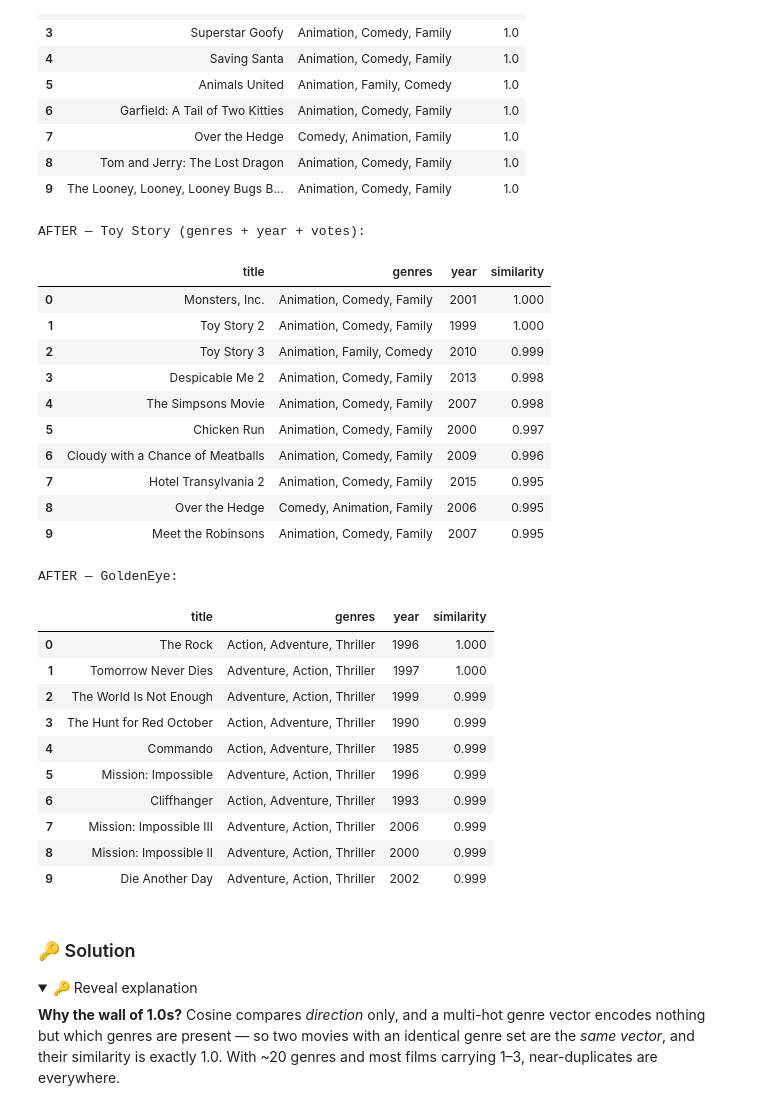
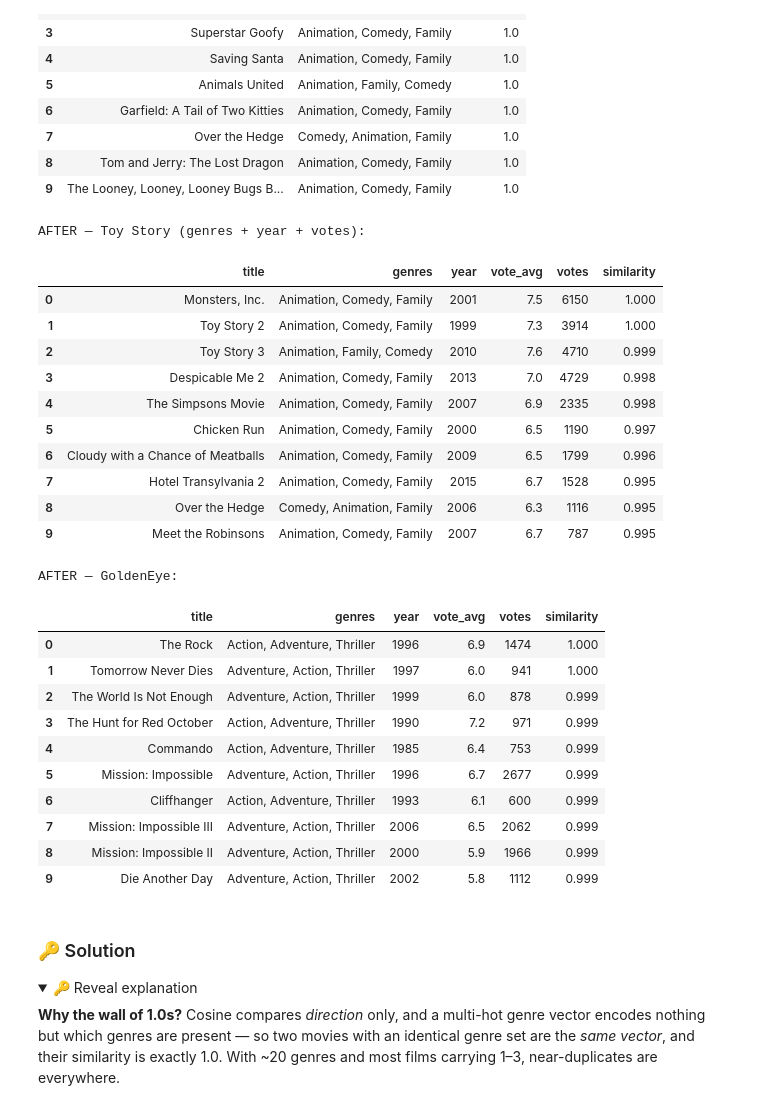
Before and after one commit to TalCordova/RS_Coller_TAU_26B, a Jupyter notebook: notebook4_content_based_solutions.ipynb, the cells around one changed output. Saved outputs shown, nothing was run; the diff lists cells and outputs as text; code cells hidden in the pictures; folded sections open.

Commit message:
Refactor notebook4_content_based_solutions.ipynb: Update execution counts, add numeric features for enhanced recommendations

```diff
--- a/notebook4_content_based_solutions.ipynb
+++ b/notebook4_content_based_solutions.ipynb
@@ -214,7 +214,8 @@ content_recommendations('Toy Story', k=10)
 | 8 | Tom and Jerry: The Lost Dragon | Animation, Comedy, Family | 1.0 |
 | 9 | The Looney, Looney, Looney Bugs B... | Animation, Comedy, Family | 1.0 |
 # %%
-# 1. Three numeric features (log-scale the skewed vote_count, fill gaps with the median)
+# 1. Numeric features. Log-scale the skewed vote_count; fill gaps with the median.
+#    (keep the raw vote_count too, just so we can show it in the output)
 from sklearn.preprocessing import MinMaxScaler
 
 feats = pd.DataFrame({
@@ -223,59 +224,63 @@ feats = pd.DataFrame({
     'vote_count':   np.log1p(pd.to_numeric(movies['vote_count'], errors='coerce')),
 })
 feats = feats.fillna(feats.median())
+votes_raw = pd.to_numeric(movies['vote_count'], errors='coerce').fillna(0).astype(int)
 
 # 2. Scale to [0, 1] so the features share the genre bits' scale, then 3. stack onto the genres
 feats_scaled = MinMaxScaler().fit_transform(feats)
 enriched_matrix = np.hstack([genre_matrix, feats_scaled])
 
 # A fresh index, built on the richer vectors
 nn_enriched = NearestNeighbors(metric='cosine', algorithm='brute').fit(enriched_matrix)
 
 def content_recommendations_enriched(title, k=10):
-    # Same logic as before, on the enriched matrix; we also surface `year` to eyeball the change
+    # Same logic as before, on the enriched matrix.
+    # year / vote_avg / votes are shown only so we can SEE what's now driving the ranking.
     idx = title_to_index[title]
     distances, indices = nn_enriched.kneighbors([enriched_matrix[idx]], n_neighbors=k + 1)
     similarities = 1 - distances.flatten()
     results = []
     for sim, i in zip(similarities, indices.flatten()):
         if i == idx:
             continue
         results.append({'title': movies.loc[i, 'title'],
                         'genres': ', '.join(movies.loc[i, 'genre_list']),
                         'year': int(feats.loc[i, 'year']),
+                        'vote_avg': round(feats.loc[i, 'vote_average'], 1),
+                        'votes': int(votes_raw.loc[i]),
                         'similarity': round(sim, 3)})
     return pd.DataFrame(results[:k])
 
 print("AFTER — Toy Story (genres + year + votes):\n")
 display(content_recommendations_enriched('Toy Story', k=10))
 
 print("\nAFTER — GoldenEye:\n")
 display(content_recommendations_enriched('GoldenEye', k=10))
 # %% [output]
 AFTER — Toy Story (genres + year + votes):
-|  | title | genres | year | similarity |
-| 0 | Monsters, Inc. | Animation, Comedy, Family | 2001 | 1.000 |
-| 1 | Toy Story 2 | Animation, Comedy, Family | 1999 | 1.000 |
-| 2 | Toy Story 3 | Animation, Family, Comedy | 2010 | 0.999 |
-| 3 | Despicable Me 2 | Animation, Comedy, Family | 2013 | 0.998 |
-| 4 | The Simpsons Movie | Animation, Comedy, Family | 2007 | 0.998 |
-| 5 | Chicken Run | Animation, Comedy, Family | 2000 | 0.997 |
-| 6 | Cloudy with a Chance of Meatballs | Animation, Comedy, Family | 2009 | 0.996 |
-| 7 | Hotel Transylvania 2 | Animation, Comedy, Family | 2015 | 0.995 |
-| 8 | Over the Hedge | Comedy, Animation, Family | 2006 | 0.995 |
-| 9 | Meet the Robinsons | Animation, Comedy, Family | 2007 | 0.995 |
+|  | title | genres | year | vote_avg | votes | similarity |
+| 0 | Monsters, Inc. | Animation, Comedy, Family | 2001 | 7.5 | 6150 | 1.000 |
+| 1 | Toy Story 2 | Animation, Comedy, Family | 1999 | 7.3 | 3914 | 1.000 |
+| 2 | Toy Story 3 | Animation, Family, Comedy | 2010 | 7.6 | 4710 | 0.999 |
+| 3 | Despicable Me 2 | Animation, Comedy, Family | 2013 | 7.0 | 4729 | 0.998 |
+| 4 | The Simpsons Movie | Animation, Comedy, Family | 2007 | 6.9 | 2335 | 0.998 |
+| 5 | Chicken Run | Animation, Comedy, Family | 2000 | 6.5 | 1190 | 0.997 |
+| 6 | Cloudy with a Chance of Meatballs | Animation, Comedy, Family | 2009 | 6.5 | 1799 | 0.996 |
+| 7 | Hotel Transylvania 2 | Animation, Comedy, Family | 2015 | 6.7 | 1528 | 0.995 |
+| 8 | Over the Hedge | Comedy, Animation, Family | 2006 | 6.3 | 1116 | 0.995 |
+| 9 | Meet the Robinsons | Animation, Comedy, Family | 2007 | 6.7 | 787 | 0.995 |
 AFTER — GoldenEye:
-|  | title | genres | year | similarity |
-| 0 | The Rock | Action, Adventure, Thriller | 1996 | 1.000 |
-| 1 | Tomorrow Never Dies | Adventure, Action, Thriller | 1997 | 1.000 |
-| 2 | The World Is Not Enough | Adventure, Action, Thriller | 1999 | 0.999 |
-| 3 | The Hunt for Red October | Action, Adventure, Thriller | 1990 | 0.999 |
-| 4 | Commando | Action, Adventure, Thriller | 1985 | 0.999 |
-| 5 | Mission: Impossible | Adventure, Action, Thriller | 1996 | 0.999 |
-| 6 | Cliffhanger | Action, Adventure, Thriller | 1993 | 0.999 |
-| 7 | Mission: Impossible III | Adventure, Action, Thriller | 2006 | 0.999 |
-| 8 | Mission: Impossible II | Adventure, Action, Thriller | 2000 | 0.999 |
-| 9 | Die Another Day | Adventure, Action, Thriller | 2002 | 0.999 |
+|  | title | genres | year | vote_avg | votes | similarity |
+| 0 | The Rock | Action, Adventure, Thriller | 1996 | 6.9 | 1474 | 1.000 |
+| 1 | Tomorrow Never Dies | Adventure, Action, Thriller | 1997 | 6.0 | 941 | 1.000 |
+| 2 | The World Is Not Enough | Adventure, Action, Thriller | 1999 | 6.0 | 878 | 0.999 |
+| 3 | The Hunt for Red October | Action, Adventure, Thriller | 1990 | 7.2 | 971 | 0.999 |
+| 4 | Commando | Action, Adventure, Thriller | 1985 | 6.4 | 753 | 0.999 |
+| 5 | Mission: Impossible | Adventure, Action, Thriller | 1996 | 6.7 | 2677 | 0.999 |
+| 6 | Cliffhanger | Action, Adventure, Thriller | 1993 | 6.1 | 600 | 0.999 |
+| 7 | Mission: Impossible III | Adventure, Action, Thriller | 2006 | 6.5 | 2062 | 0.999 |
+| 8 | Mission: Impossible II | Adventure, Action, Thriller | 2000 | 5.9 | 1966 | 0.999 |
+| 9 | Die Another Day | Adventure, Action, Thriller | 2002 | 5.8 | 1112 | 0.999 |
 # %% [markdown]
 ### 🔑 Solution
 
```
